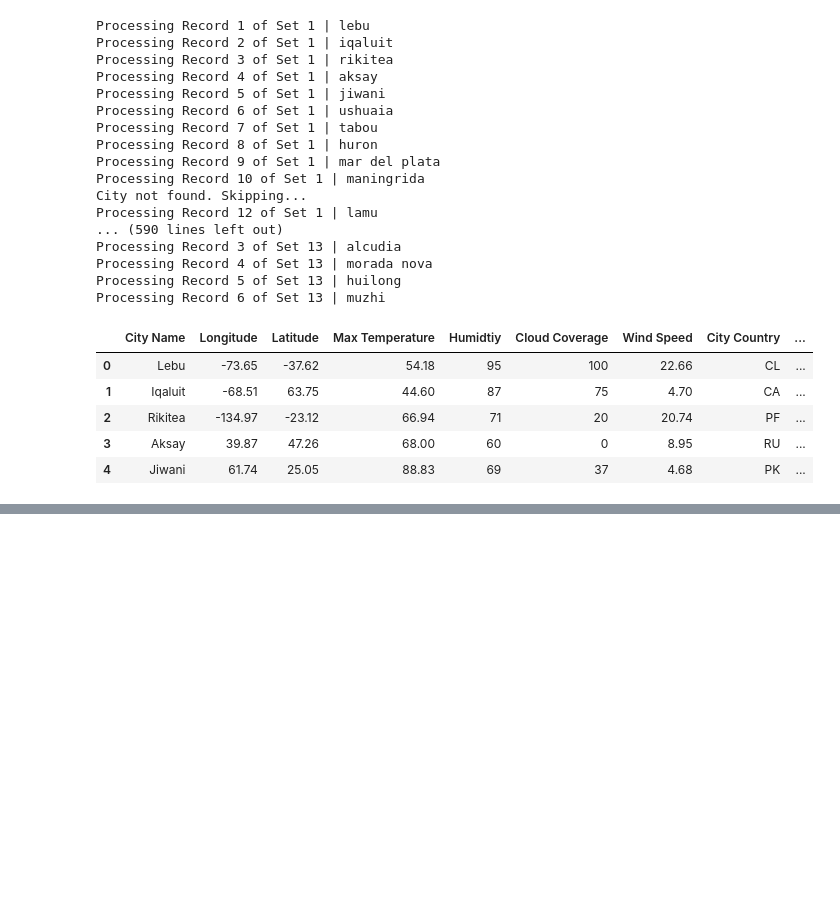
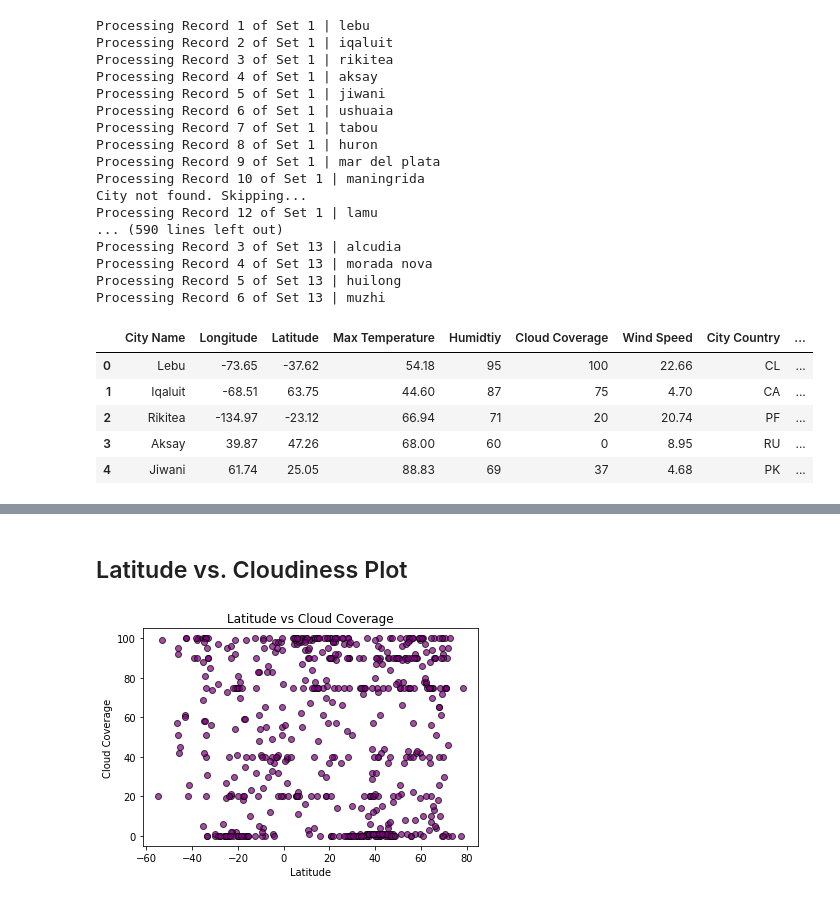
Before and after one commit to bourbonracer/Python-API-Challenge, a Jupyter notebook: starter_code/NewWeatherPy.ipynb, the cells around one changed output, grey strips where cells are left out. Drawn from its saved outputs; the diff is of its cells as text; code cells hidden in the pictures; blank space fills up the shorter version.

```diff
--- a/starter_code/NewWeatherPy.ipynb
+++ b/starter_code/NewWeatherPy.ipynb
@@ -134,0 +213,11 @@ city_summary.head()
+# %% [markdown]
+## Latitude vs. Cloudiness Plot
+# %%
+plt.scatter(city_sum_csv["Latitude"], city_sum_csv["Cloud Coverage"], marker="o", facecolors="purple", edgecolors="black", alpha=0.7)
+plt.xlabel("Latitude")
+plt.ylabel("Cloud Coverage")
+plt.title("Latitude vs Cloud Coverage")
+plt.savefig("../output_data/Fig3.png")
+plt.show()
+# %% [output]
+[figure, added]
```
Also changed, not shown: parts of 16 cells of this notebook.
